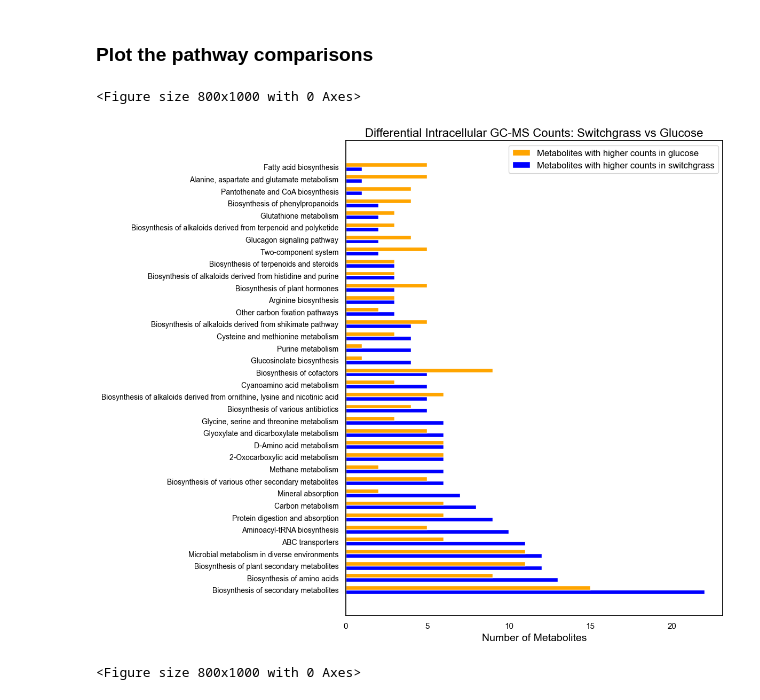
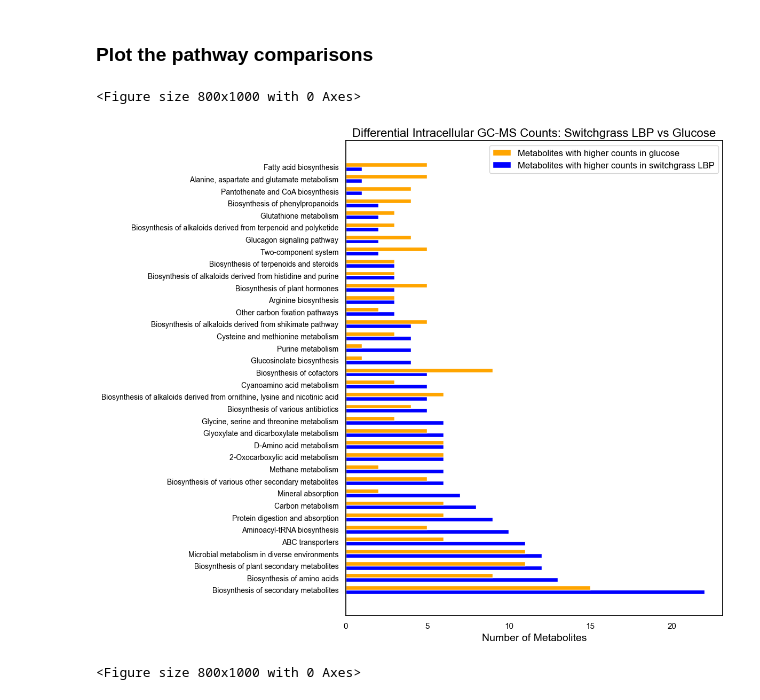
Before and after one commit to UH-MBBE/rhodococcus-metabolomics, a Jupyter notebook: notebooks/C_pathway_analysis.ipynb, the cells around one changed output. Cells and saved outputs as stored; diff of their text form; code cells hidden in the pictures.

```diff
--- a/notebooks/C_pathway_analysis.ipynb
+++ b/notebooks/C_pathway_analysis.ipynb
@@ -284,7 +279,7 @@ intracellular_df_2
 ### Transpose the dataframes and add KEGG ids
 # %%
 # load the known KEGG metabolite ids
-kegg_ids = pd.read_csv('../data/kegg_metabolite_ids_known.csv')
+kegg_ids = pd.read_csv('../data/kegg_metabolite_pathways.csv')
 
 # add KEGG IDs to the dataframes
 intracellular_df = transpose_and_add_kegg_ids(intracellular_df, kegg_ids)
@@ -554,8 +549,9 @@ def plot_pathway_comparison(df, col_1='', col_2=''):
     index = np.arange(n_groups)
     bar_width = 0.35
 
-    title_cs_names = {'pvhg': 'PVHG', 'glc': 'Glucose', 'switchgrass': 'Switchgrass', 'phe': 'Phenol'}
-    legend_cs_names = {'pvhg': 'PVHG', 'glc': 'glucose', 'switchgrass': 'switchgrass', 'phe': 'phenol'}
+    # Dictionaries to convert carbon source abbreviations to full names
+    title_cs_names = {'pvhg': 'PVHG', 'glc': 'Glucose', 'switchgrass': 'Switchgrass LBP', 'phe': 'Phenol'}
+    legend_cs_names = {'pvhg': 'PVHG', 'glc': 'glucose', 'switchgrass': 'switchgrass LBP', 'phe': 'phenol'}
 
     # get the carbon sources names
     carbon_source_1 = col_1.split('_')[0]
@@ -569,6 +565,7 @@ def plot_pathway_comparison(df, col_1='', col_2=''):
     legend_cs_1 = legend_cs_names[carbon_source_1]
     legend_cs_2 = legend_cs_names[carbon_source_2]
 
+    # Labels for the legend
     label_1 = f'Metabolites with higher counts in {legend_cs_1}'
     label_2 = f'Metabolites with higher counts in {legend_cs_2}'
 
@@ -580,34 +577,34 @@ def plot_pathway_comparison(df, col_1='', col_2=''):
     # Wrap long pathway names for better readability
     wrapped_labels = [textwrap.fill(label, 90) for label in df['pathway_name']]
 
     # Add labels, title, and legend
     title = f'Differential Intracellular GC-MS Counts: {title_cs_1} vs {title_cs_2}'
     ax.set_title(title, fontsize=16)
     ax.set_xlabel('Number of Metabolites', fontsize=14)
     ax.set_yticks(index + bar_width / 2)
     ax.set_yticklabels(wrapped_labels, fontsize=10)
 
     # Get handles and labels for the legend
     handles, labels = ax.get_legend_handles_labels()
     ax.legend(handles=[handles[1], handles[0]], labels=[labels[1], labels[0]], fontsize=12)
 
 
     # Remove the grid
     ax.grid(False)
 
     # Tight layout to reduce unnecessary white space
     plt.tight_layout()
 
     # Save the plot as a PNG file
     plt.savefig(f'../figures/differential_counts_{carbon_source_1}_vs_{carbon_source_2}.png', dpi=300)
 
     # Display the plot
     plt.show()
 
 plot_pathway_comparison(intracellular_comp_df, col_1='switchgrass_vs_glc_up', col_2='switchgrass_vs_glc_down')
 # %% [output]
 <Figure size 800x1000 with 0 Axes>
-[figure, old version]
+[figure, new version]
 # %%
 plot_pathway_comparison(intracellular_comp_df, col_1='phe_vs_glc_up', col_2='phe_vs_glc_down')
 # %% [output]
```
Also changed, not shown: parts of 12 cells of this notebook, 7 other files.
